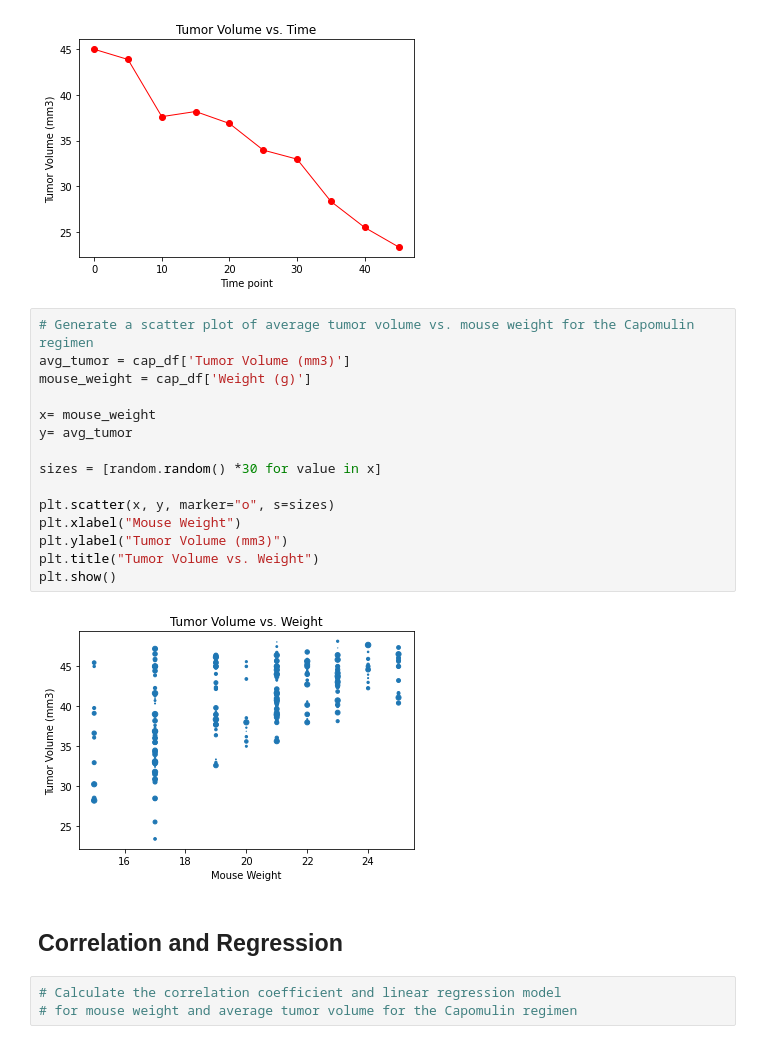
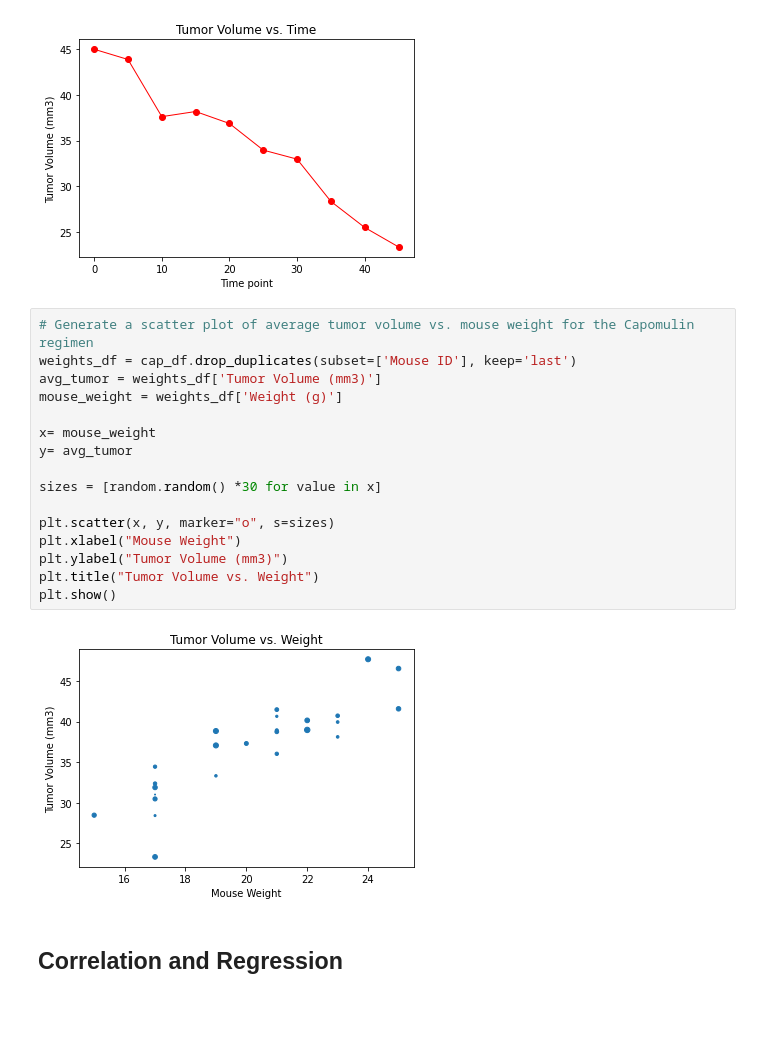
Before and after one commit to laurelwilliamson/matplotlib, a Jupyter notebook: Pymaceuticals/pymaceuticals_starter.ipynb, the cells around one changed output. Saved outputs shown, nothing was run; the diff lists cells and outputs as text; blank space fills up the shorter version.

Commit message:
outliers and regressions

```diff
--- a/Pymaceuticals/pymaceuticals_starter.ipynb
+++ b/Pymaceuticals/pymaceuticals_starter.ipynb
@@ -268,23 +269,21 @@ plt.show()
 [figure]
 # %%
 # Generate a scatter plot of average tumor volume vs. mouse weight for the Capomulin regimen
-avg_tumor = cap_df['Tumor Volume (mm3)']
-mouse_weight = cap_df['Weight (g)']
+weights_df = cap_df.drop_duplicates(subset=['Mouse ID'], keep='last')
+avg_tumor = weights_df['Tumor Volume (mm3)']
+mouse_weight = weights_df['Weight (g)']
 
 x= mouse_weight
 y= avg_tumor
 
 sizes = [random.random() *30 for value in x]
 
 plt.scatter(x, y, marker="o", s=sizes)
 plt.xlabel("Mouse Weight")
 plt.ylabel("Tumor Volume (mm3)")
 plt.title("Tumor Volume vs. Weight")
 plt.show()
 # %% [output]
-[figure, old version]
+[figure, new version]
 # %% [markdown]
 ## Correlation and Regression
-# %%
-# Calculate the correlation coefficient and linear regression model
-# for mouse weight and average tumor volume for the Capomulin regimen
```
Also changed, not shown: parts of 4 cells of this notebook.
